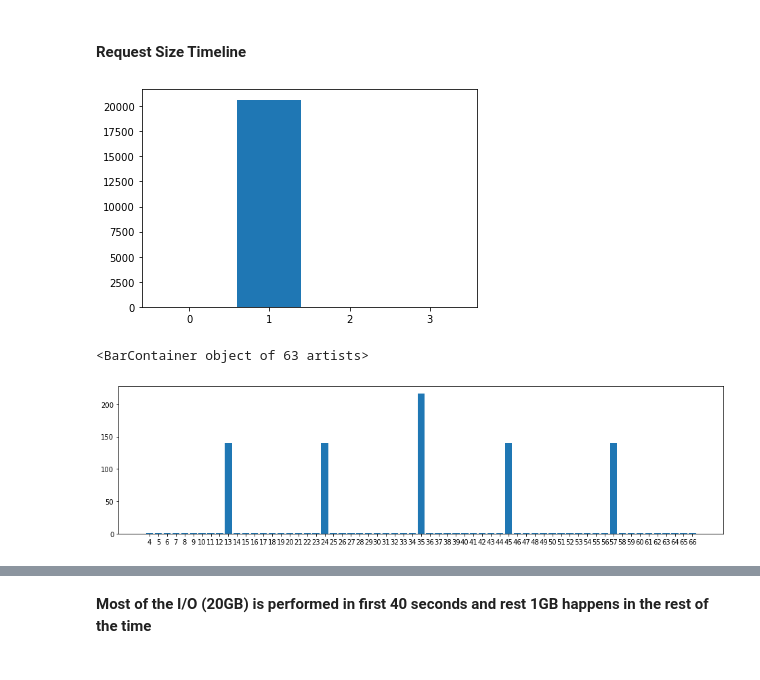
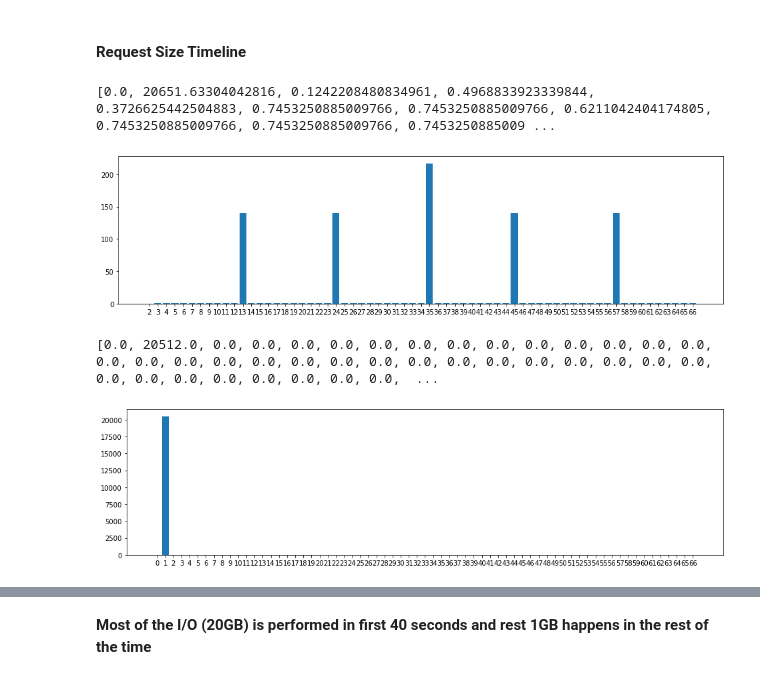
Before and after one commit to hariharan-devarajan/taxonomy, a Jupyter notebook: analysis/notebooks/recorder/CM1-workflow4.ipynb, the cells around one changed output, grey strips where cells are left out. Cells and saved outputs as stored; diff of their text form; code cells hidden in the pictures.

```diff
--- a/analysis/notebooks/recorder/CM1-workflow4.ipynb
+++ b/analysis/notebooks/recorder/CM1-workflow4.ipynb
@@ -693,20 +704,42 @@ time_step=10 # in seconds
 # %%
 import math
 values = np.arange(0, math.ceil(job_time), time_step)
 values_int = range(len(values))
 values_str = []
 timeline_ts = [0]*len(values_int)
 prev = 0
 for i in values_int:
     values_str.append(str(i))
     contains = (io_ddf_read_write['tstart'] >=prev) & (io_ddf_read_write['tend'] <values[i])
     timeline_ts[i] = io_ddf_read_write[contains]['size'].sum()/1024.0/1024.0
     prev = values[i]
-plt.bar(values_str[:4], timeline_ts[:4])
+print(timeline_ts)
+plt.figure(figsize=(16,4))
+plt.bar(values_str[2:], timeline_ts[2:])
 plt.show()
-plt.figure(figsize=(16,4))
-plt.bar(values_str[4:], timeline_ts[4:])
+#plt.figure(figsize=(16,4))
+#plt.bar(values_str[4:], timeline_ts[4:])
 # %% [output]
+[0.0, 20651.63304042816, 0.1242208480834961, 0.4968833923339844, 0.3726625442504883, 0.7453250885009766, 0.7453250885009766, 0.6211042404174805, 0.7453250885009766, 0.7453250885009766, 0.7453250885009 ...
-[figure, old version]
+[figure, new version]
-<BarContainer object of 63 artists>
-[figure, removed]
+# %%
+import math
+values = np.arange(0, math.ceil(job_time), time_step)
+values_int = range(len(values))
+values_str = []
+timeline_ts = [0]*len(values_int)
+prev = 0
+for i in values_int:
+    values_str.append(str(i))
+    contains = (io_ddf_read['tstart'] >=prev) & (io_ddf_read['tend'] <values[i])
+    timeline_ts[i] = io_ddf_read[contains]['size'].sum()/1024.0/1024.0
+    prev = values[i]
+print(timeline_ts)
+plt.figure(figsize=(16,4))
+plt.bar(values_str, timeline_ts)
+plt.show()
+#plt.figure(figsize=(16,4))
+#plt.bar(values_str[4:], timeline_ts[4:])
+# %% [output]
+[0.0, 20512.0, 0.0, 0.0, 0.0, 0.0, 0.0, 0.0, 0.0, 0.0, 0.0, 0.0, 0.0, 0.0, 0.0, 0.0, 0.0, 0.0, 0.0, 0.0, 0.0, 0.0, 0.0, 0.0, 0.0, 0.0, 0.0, 0.0, 0.0, 0.0, 0.0, 0.0, 0.0, 0.0, 0.0, 0.0, 0.0, 0.0, 0.0,  ...
+[figure, added]
```
Also changed, not shown: parts of 18 cells of this notebook, 17 other files.
